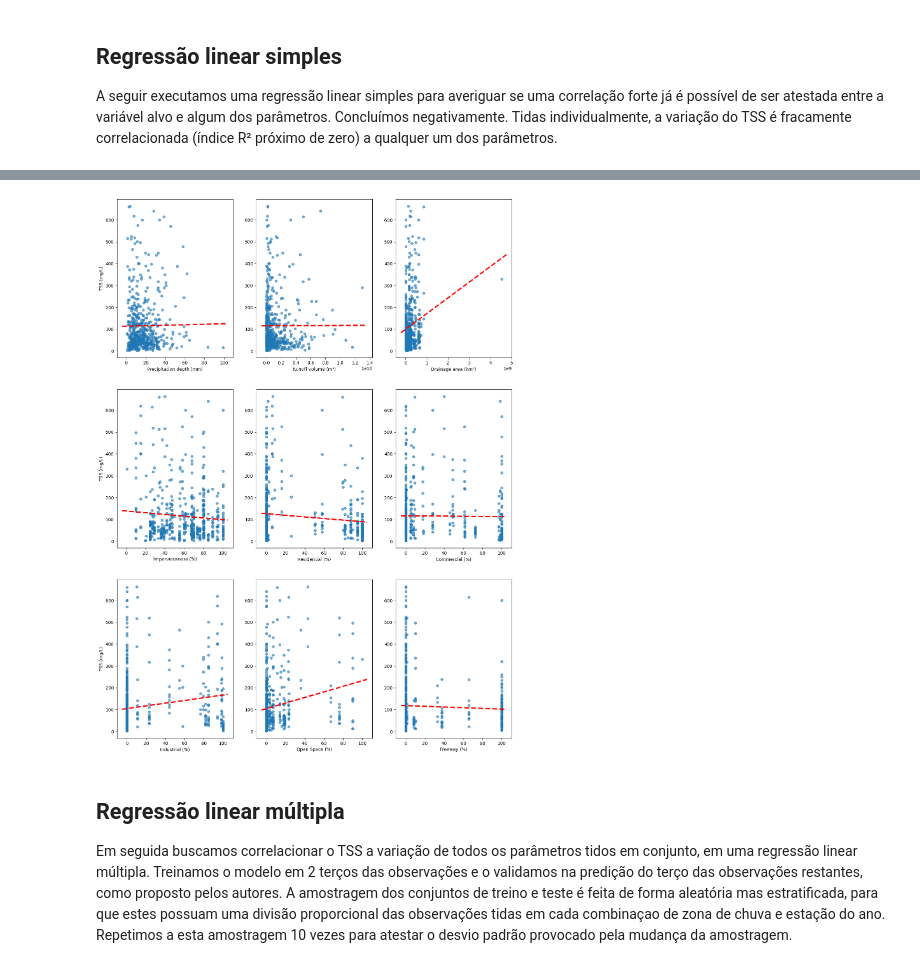
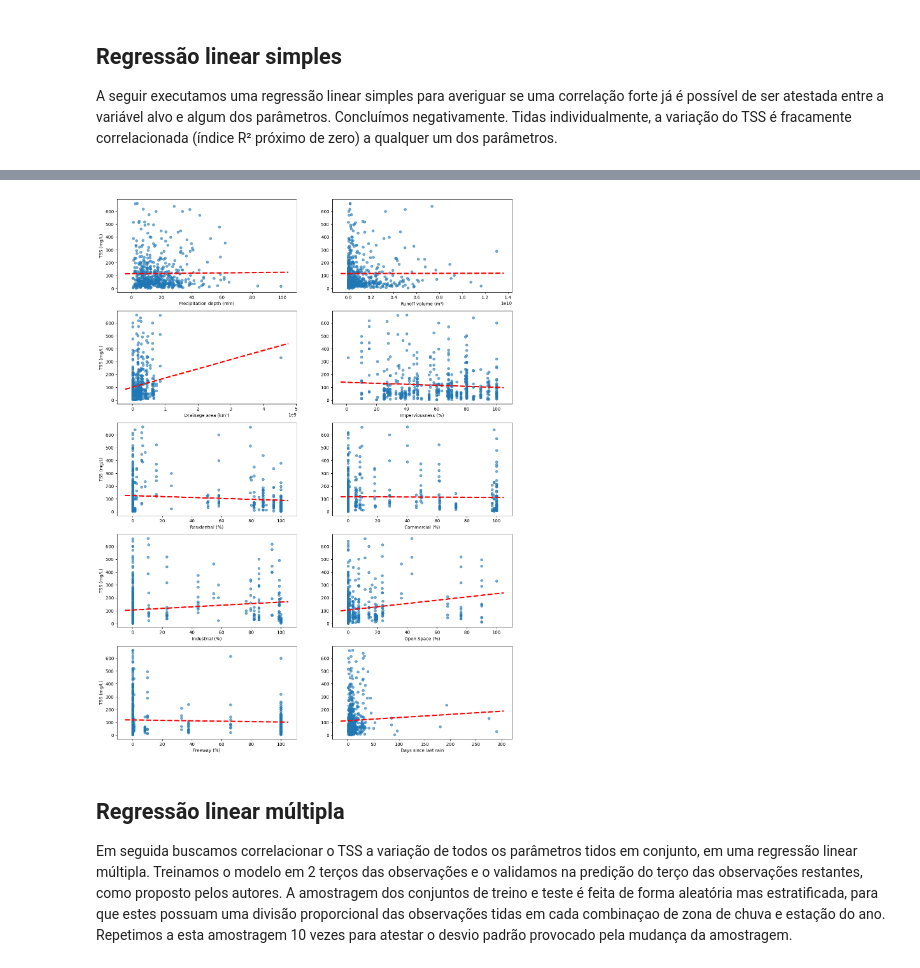
Before and after one commit to de-abreu/machine-learning, a Jupyter notebook: 01 - Regressão Linear/Regressão Linear com Uso de Terra.ipynb, the cells around one changed output, grey strips where cells are left out. Cells and saved outputs as stored; diff of their text form; code cells hidden in the pictures.

Commit message:
feat(main): Added curve number analysis

```diff
--- a/01 - Regressão Linear/Regressão Linear com Uso de Terra.ipynb
+++ b/01 - Regressão Linear/Regressão Linear com Uso de Terra.ipynb
@@ -141,10 +149,11 @@ df.rename(
         'Percentage_Freeway': 'Freeway (%)',
         'Percentage_Water': 'Water (%)',
         'EPA_Rain_Zone': 'EPA rain zone',
-        'Main_Type_Conveyance': 'Main conveyance'
+        'Main_Type_Conveyance': 'Main conveyance',
     },
     inplace=True
 )
+
 df.info()
 # %% [output]
 <class 'pandas.core.frame.DataFrame'>
@@ -236,13 +245,14 @@ parameters = [
     'Industrial (%)',
     'Open Space (%)',
     'Freeway (%)',
+    'Days since last rain',
 ]
 
 target = 'TSS (mg/L)'
 
 
-def boxplot(df: pd.DataFrame, cols: list[str], nrows: int = 5) -> None:
-    ncols = len(cols) // nrows
+def boxplot(df: pd.DataFrame, cols: list[str], nrows: int = 6) -> None:
+    ncols = ceil(len(cols) / nrows)
     fig, axes = plt.subplots(nrows=nrows, ncols=ncols, figsize=(16, 22))
 
     axes = axes.flatten()
@@ -327,9 +337,9 @@ def plot_columns(
     y_col: str,
     y_label: str,
     func: Callable[[Axes, pd.Series | pd.DataFrame, pd.Series], None],
-    nrows: int = 3,
+    nrows: int = 5,
 ) -> None:
-    ncols = len(x_cols) // nrows
+    ncols = ceil(len(x_cols) / nrows)
     fig, axs = plt.subplots(nrows=nrows, ncols=ncols, figsize=(16, 22))
 
     for i in range(nrows):
@@ -390,8 +400,8 @@ Df Model:                           1
 ==============================================================================
 
 Notes:
 [1] Standard Errors assume that the covariance matrix of the errors is correctly specified.
-[figure, old version]
+[figure, new version]
 # %%
 # def regression_residuals(ax: Axes, x: pd.Series, y: pd.Series) -> None:
 #     result = train_model(x, y)
```
Also changed, not shown: parts of 8 cells of this notebook, 1 other file.
